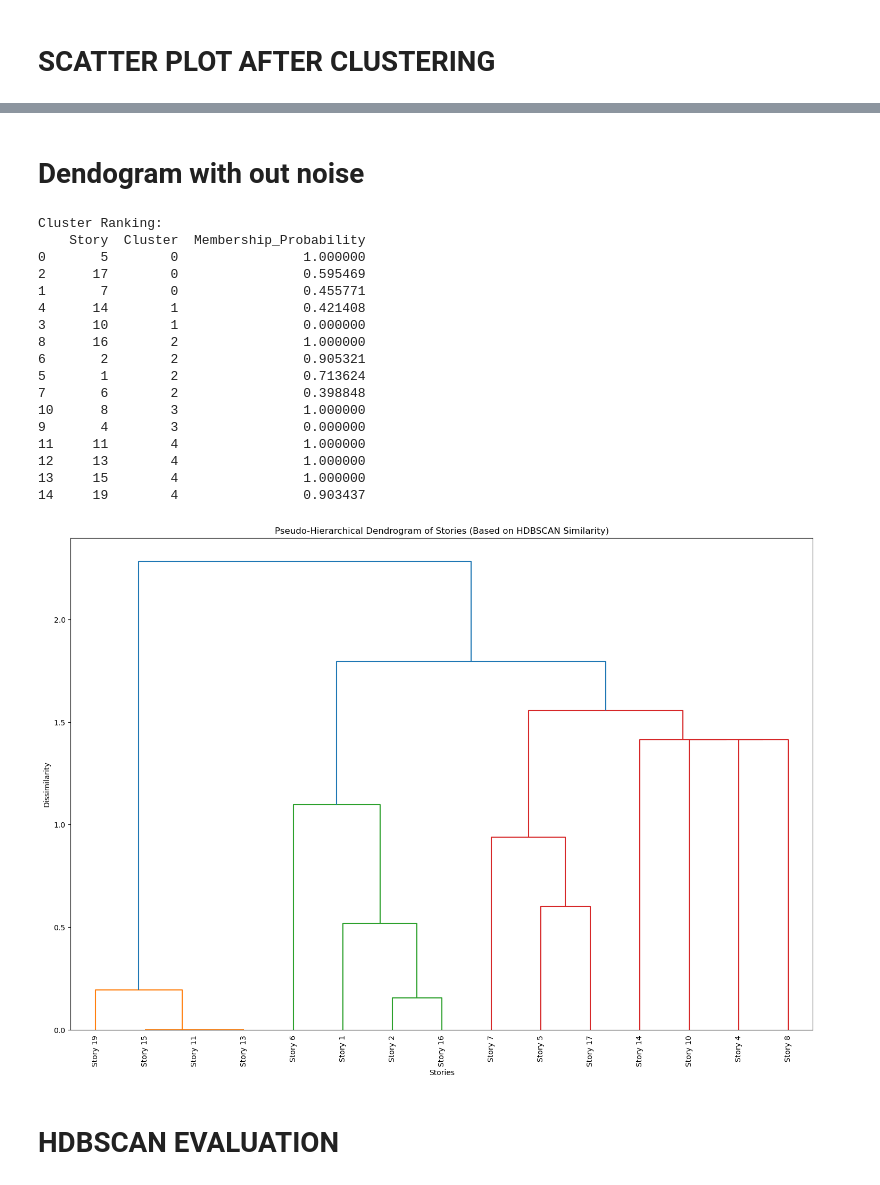
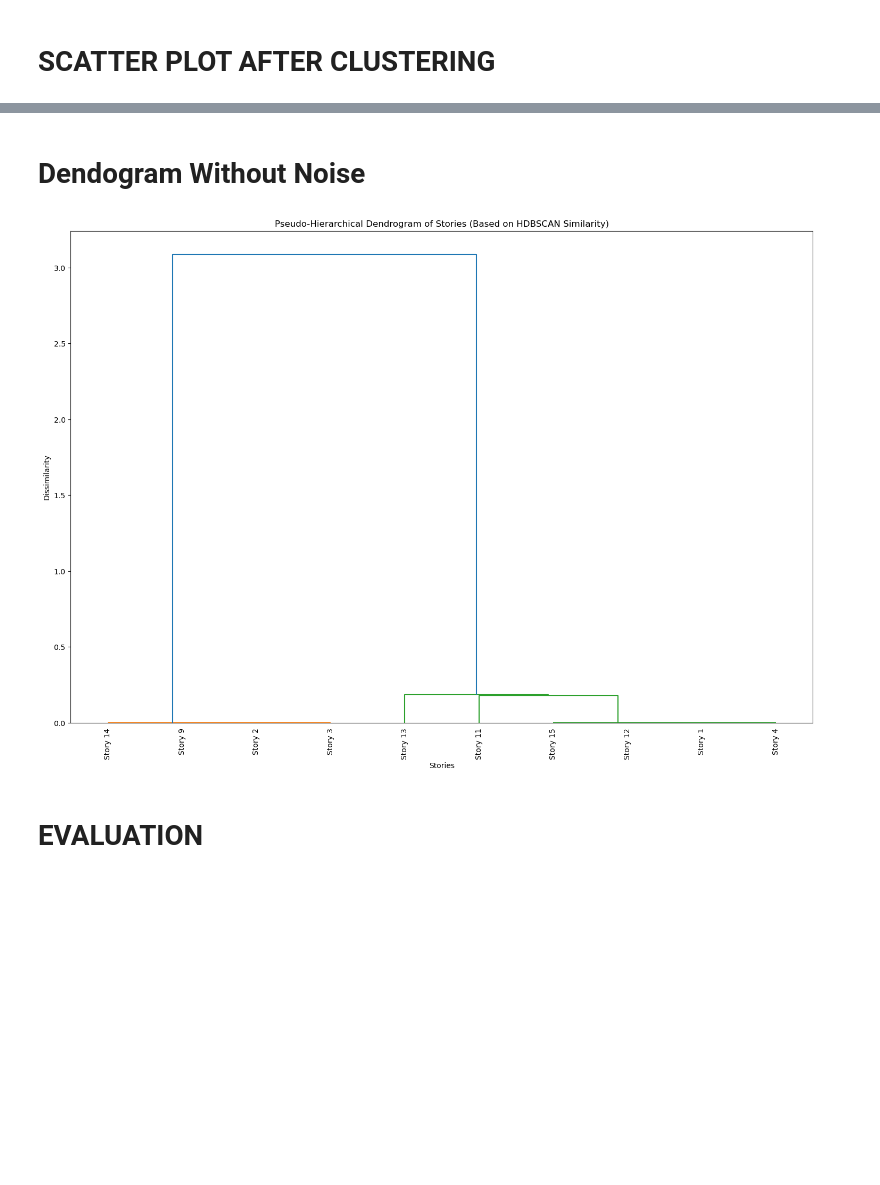
Before and after one commit to Itz-samad/Jobs-To-Be-Done-JTBD-Analysis, a Jupyter notebook: HDBSCAN.ipynb, the cells around one changed output, grey strips where cells are left out. Saved outputs shown, nothing was run; the diff lists cells and outputs as text; code cells hidden in the pictures; blank space fills up the shorter version.

```diff
--- a/HDBSCAN.ipynb
+++ b/HDBSCAN.ipynb
@@ -85,13 +104,14 @@ plt.show()
 # %% [markdown]
 # HDBSCAN Clustering
 # %%
-# Perform HDBSCAN clustering
-clusterer = hdbscan.HDBSCAN(min_cluster_size=3, min_samples=1, metric="euclidean")
-labels = clusterer.fit_predict(X)
+def hdbscan(x):
+    # Initialize and fit HDBSCAN
+    clusterer = HDBSCAN(min_cluster_size=3, min_samples=1, metric="euclidean")
+    labels = clusterer.fit_predict(x)
 
-
-# Add cluster labels to the dataset
-data["Cluster"] = labels
+    # Optionally add cluster labels to your original DataFrame if desired
+    data["Cluster"] = labels
+    return labels, clusterer
 # %% [markdown]
 # SCATTER PLOT AFTER CLUSTERING
 # %%
@@ -191,33 +170,12 @@ Cluster Ranking:
-# %% [markdown]
-# Dendogram with out noise
+# %% [markdown]
+# Dendogram Without Noise
 # %%
-import numpy as np
-import pandas as pd
-from scipy.cluster.hierarchy import linkage, dendrogram
-from hdbscan import HDBSCAN
-import matplotlib.pyplot as plt
-from sklearn.metrics.pairwise import euclidean_distances
 
 # Apply HDBSCAN clustering
 probabilities = clusterer.probabilities_
 
 # Rank Stories Within Clusters
-cluster_data = []
-for cluster in np.unique(labels):
-    if cluster != -1:  # Exclude noise
-        cluster_stories = np.where(labels == cluster)[0]
-        cluster_probs = probabilities[labels == cluster]
-        for idx, prob in zip(cluster_stories, cluster_probs):
-            cluster_data.append({
-                "Story": idx + 1,
-                "Cluster": cluster,
-                "Membership_Probability": prob
-            })
 
-# Convert ranking into a DataFrame
-cluster_ranking = pd.DataFrame(cluster_data).sort_values(by=["Cluster", "Membership_Probability"], ascending=[True, False])
-print("Cluster Ranking:")
-print(cluster_ranking)
 
 # Filter out noise for similarity matrix
 filtered_indices = np.where(labels != -1)[0]
@@ -226,53 +184,49 @@ filtered_labels = labels[filtered_indices]
 filtered_probabilities = probabilities[filtered_indices]
 
 # Construct Similarity Matrix Using HDBSCAN Clusters
 num_stories = len(filtered_X)
 similarity_matrix = np.zeros((num_stories, num_stories))
 
 for i in range(num_stories):
     for j in range(num_stories):
         if i == j:
             similarity_matrix[i, j] = 1.0  # Perfect similarity with itself
         elif filtered_labels[i] == filtered_labels[j]:  # Same cluster
             # Use product of membership probabilities as similarity
             similarity_matrix[i, j] = filtered_probabilities[i] * filtered_probabilities[j]
         else:
             similarity_matrix[i, j] = 0.0  # Different clusters
 
 # Convert similarity to dissimilarity (1 - similarity)
 dissimilarity_matrix = 1 - similarity_matrix
 
 # Generate Pseudo-Hierarchical Linkage
 linkage_matrix = linkage(dissimilarity_matrix, method="average")
 
 # Plot Dendrogram for Stories
 plt.figure(figsize=(18, 12))
 dendrogram(linkage_matrix, labels=[f"Story {i+1}" for i in filtered_indices], leaf_rotation=90, leaf_font_size=10)
 plt.title("Pseudo-Hierarchical Dendrogram of Stories (Based on HDBSCAN Similarity)")
 plt.xlabel("Stories")
 plt.ylabel("Dissimilarity")
 plt.show()
+
+
+# plt.figure(figsize=(18, 12))
+# dendrogram(linkage_matrix, labels=[f"Story {i+1}" for i in filtered_indices], leaf_rotation=90, leaf_font_size=10)
+
+# # Set y-axis ticks and limits: ticks from 0 to 8 at 1 unit interval
+# plt.yticks(np.arange(-, 3.1, 0.5))  # Ticks: 0, 1, 2, ... 8
+# plt.ylim(-0.01, 3)
+
+# plt.title("Pseudo-Hierarchical Dendrogram of Stories (Based on HDBSCAN Similarity)")
+# plt.xlabel("Stories")
+# plt.ylabel("Dissimilarity")
+# plt.show()
 # %% [output]
-Cluster Ranking:
-    Story  Cluster  Membership_Probability
-0       5        0                1.000000
-2      17        0                0.595469
-1       7        0                0.455771
-4      14        1                0.421408
-3      10        1                0.000000
-8      16        2                1.000000
-6       2        2                0.905321
-5       1        2                0.713624
-7       6        2                0.398848
-10      8        3                1.000000
-9       4        3                0.000000
-11     11        4                1.000000
-12     13        4                1.000000
-13     15        4                1.000000
-14     19        4                0.903437
-[figure, old version]
+[figure, new version]
 # %% [markdown]
-# HDBSCAN EVALUATION
+# EVALUATION
 # %%
 # Evaluate clustering performance
 if len(set(labels)) > 1:  # Ensure more than one cluster exists
```
Also changed, not shown: parts of 14 cells of this notebook, 6 other files.
